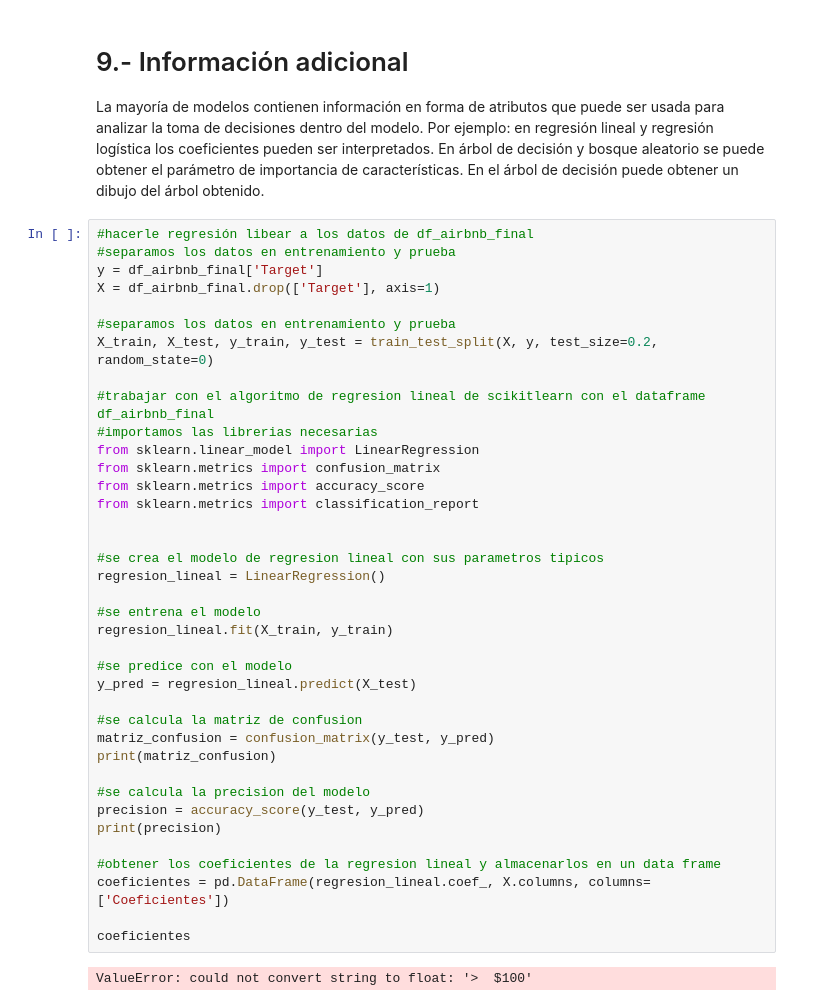
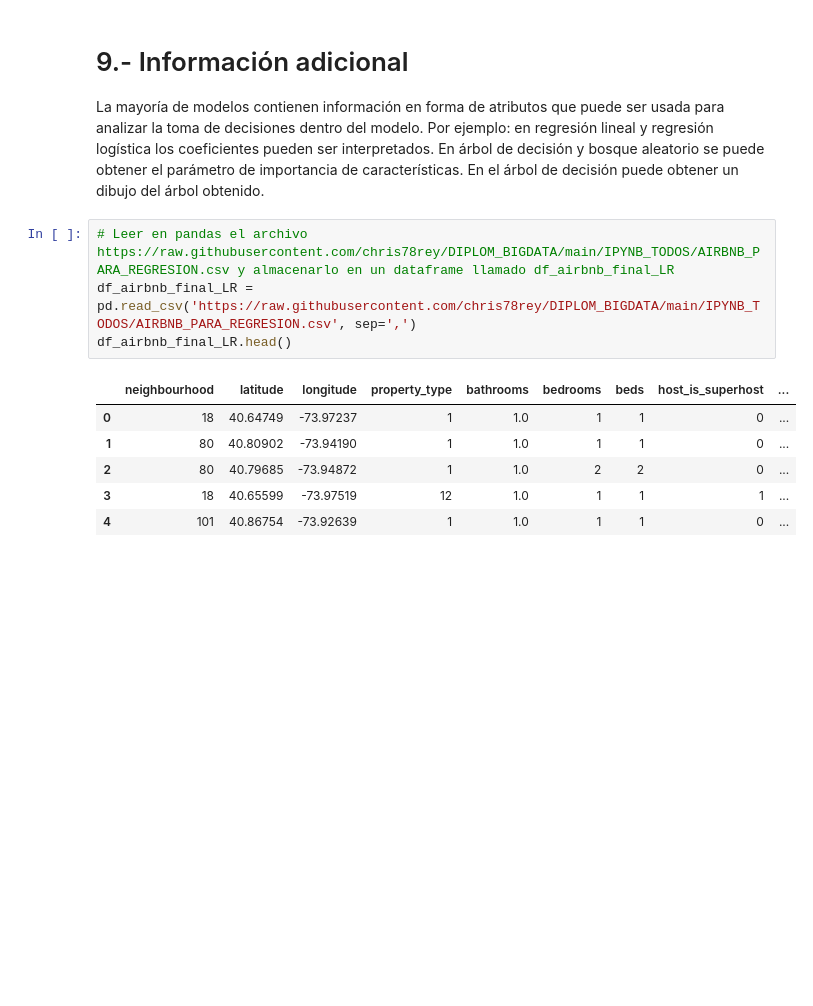
Before and after one commit to chris78rey/DIPLOM_BIGDATA, a Jupyter notebook: IPYNB_TODOS/Taller_Final.ipynb, the cells around one changed output. Cells and saved outputs as stored; diff of their text form; blank space fills up the shorter version.

```diff
--- a/IPYNB_TODOS/Taller_Final.ipynb
+++ b/IPYNB_TODOS/Taller_Final.ipynb
@@ -563,43 +563,14 @@ La mayoría de modelos contienen información en forma de atributos que puede se
 Por ejemplo: en regresión lineal y regresión logística los coeficientes pueden ser interpretados.
 En árbol de decisión y bosque aleatorio se puede obtener el parámetro de importancia de características.
 En el árbol de decisión puede obtener un dibujo del árbol obtenido.
-# %%
-#hacerle regresión libear a los datos de df_airbnb_final
-#separamos los datos en entrenamiento y prueba
-y = df_airbnb_final['Target']
-X = df_airbnb_final.drop(['Target'], axis=1)
-
-#separamos los datos en entrenamiento y prueba
-X_train, X_test, y_train, y_test = train_test_split(X, y, test_size=0.2, random_state=0)
-
-#trabajar con el algoritmo de regresion lineal de scikitlearn con el dataframe df_airbnb_final
-#importamos las librerias necesarias
-from sklearn.linear_model import LinearRegression
-from sklearn.metrics import confusion_matrix
-from sklearn.metrics import accuracy_score
-from sklearn.metrics import classification_report
-
-
-#se crea el modelo de regresion lineal con sus parametros tipicos
-regresion_lineal = LinearRegression()
-
-#se entrena el modelo
-regresion_lineal.fit(X_train, y_train)
-
-#se predice con el modelo
-y_pred = regresion_lineal.predict(X_test)
-
-#se calcula la matriz de confusion
-matriz_confusion = confusion_matrix(y_test, y_pred)
-print(matriz_confusion)
-
-#se calcula la precision del modelo
-precision = accuracy_score(y_test, y_pred)
-print(precision)
-
-#obtener los coeficientes de la regresion lineal y almacenarlos en un data frame
-coeficientes = pd.DataFrame(regresion_lineal.coef_, X.columns, columns=['Coeficientes'])
-
-coeficientes
-# %% [output]
-ValueError: could not convert string to float: '>  $100'
+# %%
+# Leer en pandas el archivo https://raw.githubusercontent.com/chris78rey/DIPLOM_BIGDATA/main/IPYNB_TODOS/AIRBNB_PARA_REGRESION.csv y almacenarlo en un dataframe llamado df_airbnb_final_LR
+df_airbnb_final_LR = pd.read_csv('https://raw.githubusercontent.com/chris78rey/DIPLOM_BIGDATA/main/IPYNB_TODOS/AIRBNB_PARA_REGRESION.csv', sep=',')
+df_airbnb_final_LR.head()
+# %% [output]
+|  | neighbourhood | latitude | longitude | property_type | bathrooms | bedrooms | beds | host_is_superhost | ... |
+| 0 | 18 | 40.64749 | -73.97237 | 1 | 1.0 | 1 | 1 | 0 | ... |
+| 1 | 80 | 40.80902 | -73.94190 | 1 | 1.0 | 1 | 1 | 0 | ... |
+| 2 | 80 | 40.79685 | -73.94872 | 1 | 1.0 | 2 | 2 | 0 | ... |
+| 3 | 18 | 40.65599 | -73.97519 | 12 | 1.0 | 1 | 1 | 1 | ... |
+| 4 | 101 | 40.86754 | -73.92639 | 1 | 1.0 | 1 | 1 | 0 | ... |
```
Also changed, not shown: parts of 5 cells of this notebook.
